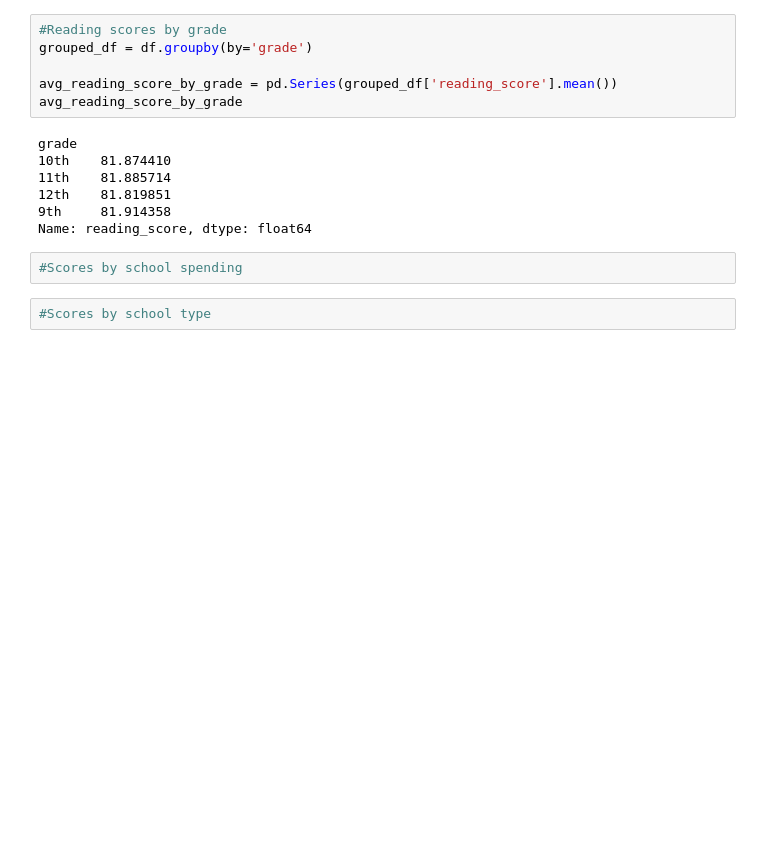
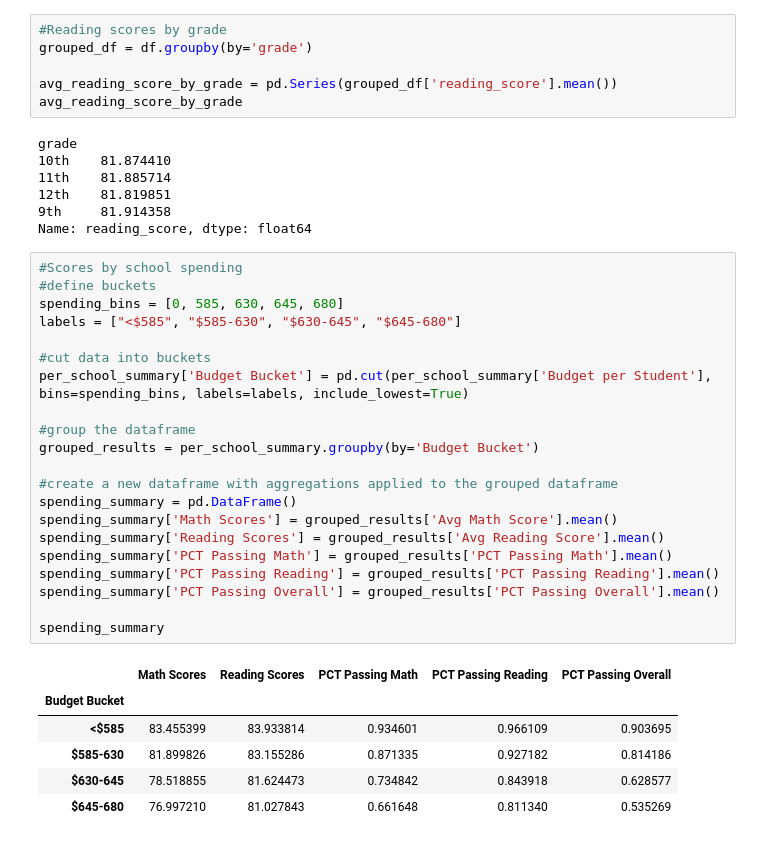
Before and after one commit to nmizzell/pandas-challenge, a Jupyter notebook: PyCitySchools/main.ipynb, the cells around one changed output. Cells and saved outputs as stored; diff of their text form; blank space fills up the shorter version.

```diff
--- a/PyCitySchools/main.ipynb
+++ b/PyCitySchools/main.ipynb
@@ -215,7 +212,31 @@ grade
 12th    81.819851
 9th     81.914358
 Name: reading_score, dtype: float64
-# %%
-#Scores by school spending
-# %%
-#Scores by school type
+# %%
+#Scores by school spending
+#define buckets
+spending_bins = [0, 585, 630, 645, 680]
+labels = ["<$585", "$585-630", "$630-645", "$645-680"]
+
+#cut data into buckets
+per_school_summary['Budget Bucket'] = pd.cut(per_school_summary['Budget per Student'], bins=spending_bins, labels=labels, include_lowest=True)
+
+#group the dataframe
+grouped_results = per_school_summary.groupby(by='Budget Bucket')
+
+#create a new dataframe with aggregations applied to the grouped dataframe
+spending_summary = pd.DataFrame()
+spending_summary['Math Scores'] = grouped_results['Avg Math Score'].mean()
+spending_summary['Reading Scores'] = grouped_results['Avg Reading Score'].mean()
+spending_summary['PCT Passing Math'] = grouped_results['PCT Passing Math'].mean()
+spending_summary['PCT Passing Reading'] = grouped_results['PCT Passing Reading'].mean()
+spending_summary['PCT Passing Overall'] = grouped_results['PCT Passing Overall'].mean()
+
+spending_summary
+# %% [output]
+|  | Math Scores | Reading Scores | PCT Passing Math | PCT Passing Reading | PCT Passing Overall |
+| Budget Bucket |  |  |  |  |  |
+| <$585 | 83.455399 | 83.933814 | 0.934601 | 0.966109 | 0.903695 |
+| $585-630 | 81.899826 | 83.155286 | 0.871335 | 0.927182 | 0.814186 |
+| $630-645 | 78.518855 | 81.624473 | 0.734842 | 0.843918 | 0.628577 |
+| $645-680 | 76.997210 | 81.027843 | 0.661648 | 0.811340 | 0.535269 |
```
Also changed, not shown: parts of 11 cells of this notebook.
